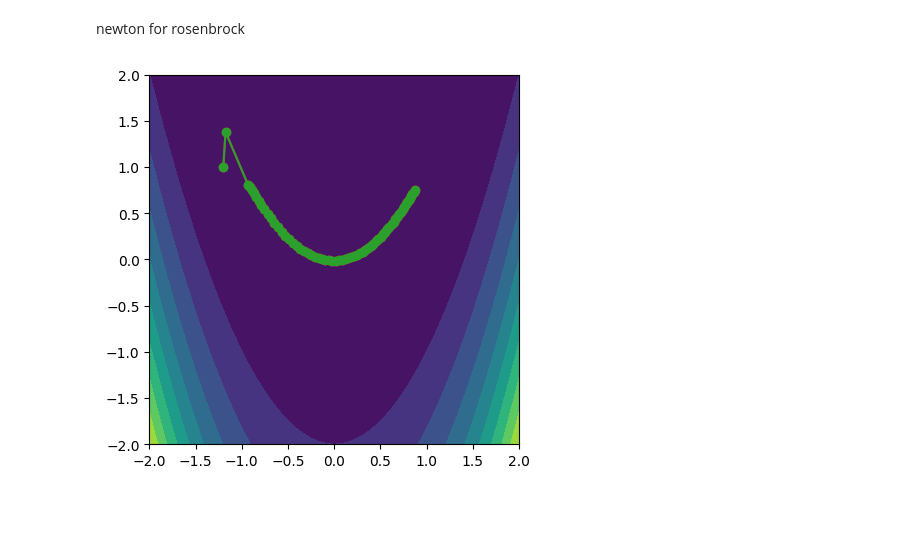
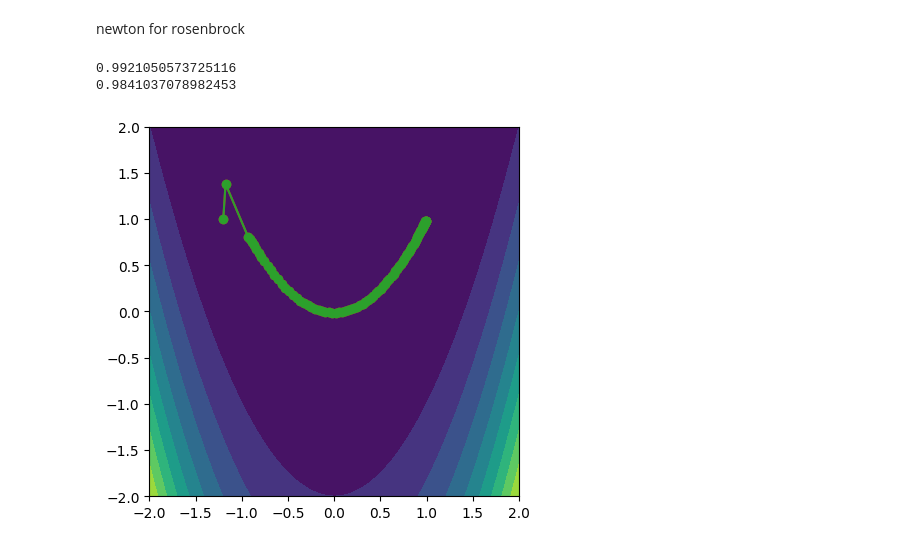
Before and after one commit to MatLock/UdeSa-Applied-Math-and-Optimization, a Jupyter notebook: clase_03/clase_03_gradient_descent.ipynb, the cells around one changed output. Cells and saved outputs as stored; diff of their text form; code cells hidden in the pictures; blank space fills up the shorter version.

```diff
--- a/clase_03/clase_03_gradient_descent.ipynb
+++ b/clase_03/clase_03_gradient_descent.ipynb
@@ -263,15 +261,6 @@ def gradient(point):
   df_dy = 200 * (y - x**2)
   return np.array([df_dx, df_dy])
 
-def hessian(point):
-  x = point[0]
-  y = point[1]
-  elem_1_1 = 1200 * x**2 - 400 * y + 2
-  elem_1_2 = -400 * x
-  elem_2_1 = -400 * x
-  elem_2_2 = 200
-  return np.array([[elem_1_1, elem_1_2], [elem_2_1, elem_2_2]])
-
 
 def backtracking_linear_search(point, alpha_init, beta= 0.5, c = 0.1):
   tmp = alpha_init
@@ -282,7 +271,7 @@ def backtracking_linear_search(point, alpha_init, beta= 0.5, c = 0.1):
   return tmp
 
 
-Nsteps = 2000
+Nsteps = 8000
 step = 1.0 #alpha
 xk = np.zeros(Nsteps+1)
 yk = np.zeros(Nsteps+1)
@@ -342,39 +331,46 @@ def hessian(point):
   elem_2_2 = 200
   return np.array([[elem_1_1, elem_1_2], [elem_2_1, elem_2_2]])
 
-def backtracking_newton(point, alpha_init, gradient_value, p_k, beta= 0.5, c = 0.25):
+def backtracking_newton(point, gradient_value, p_k, alpha_init=1.0, beta= 0.5, c = 0.25):
   tmp = alpha_init
 
   while rosenbrock(point + tmp * p_k) > rosenbrock(point) + c * tmp * gradient_value.T @ p_k:
     tmp = beta * tmp
   return tmp
 
 
-Nsteps = 65
-step = 1.0 #alpha
+Nsteps = 90
+step = 1 #alpha
 xk = np.zeros(Nsteps+1)
 yk = np.zeros(Nsteps+1)
 fk = np.zeros(Nsteps+1)
 
 xk[0] = -1.2
 yk[0] = 1
+fk[0] = rosenbrock(np.array([-1.2, 1]))
 
 #minimo 1,1
+# si reinicio el step (no paso el tamaño del step calculado en el paso anterior)
+# llega a la solucion en 22 iteraciones
 for ii in range(Nsteps):
   point = np.array([xk[ii], yk[ii]]);
   gradient_value = gradient(point)
   hessian_value = hessian(point)
   p_k = np.linalg.solve(hessian_value, - gradient_value)
-  step = backtracking_newton(point, step, gradient_value, p_k)
+  step = backtracking_newton(point, gradient_value, p_k, step)
   xk[ii+1] = xk[ii] + step*p_k[0]
   yk[ii+1] = yk[ii] + step*p_k[1]
 
 xx = np.linspace(-2, 2, num=100)
 yy = np.linspace(-2, 2, num=200)
 X, Y = np.meshgrid(xx, yy, indexing='ij')
 contourf(X, Y, rosenbrock([X, Y]), levels=10)
 plot(xk, yk, color='C3', marker='o')
 plot(xk, yk, color='C2', marker='o')
 gca().set_aspect('equal')
+print(xk[-1])
+print(yk[-1])
 # %% [output]
+0.9921050573725116
+0.9841037078982453
-[figure, old version]
+[figure, new version]
```
Also changed, not shown: parts of 5 cells of this notebook.
